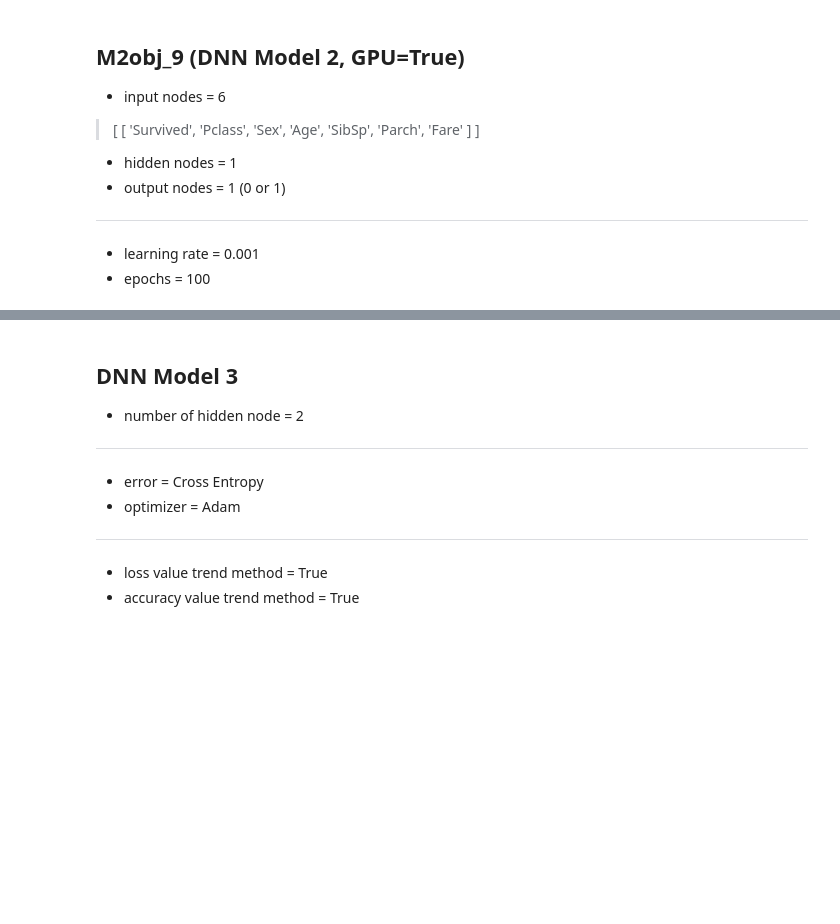
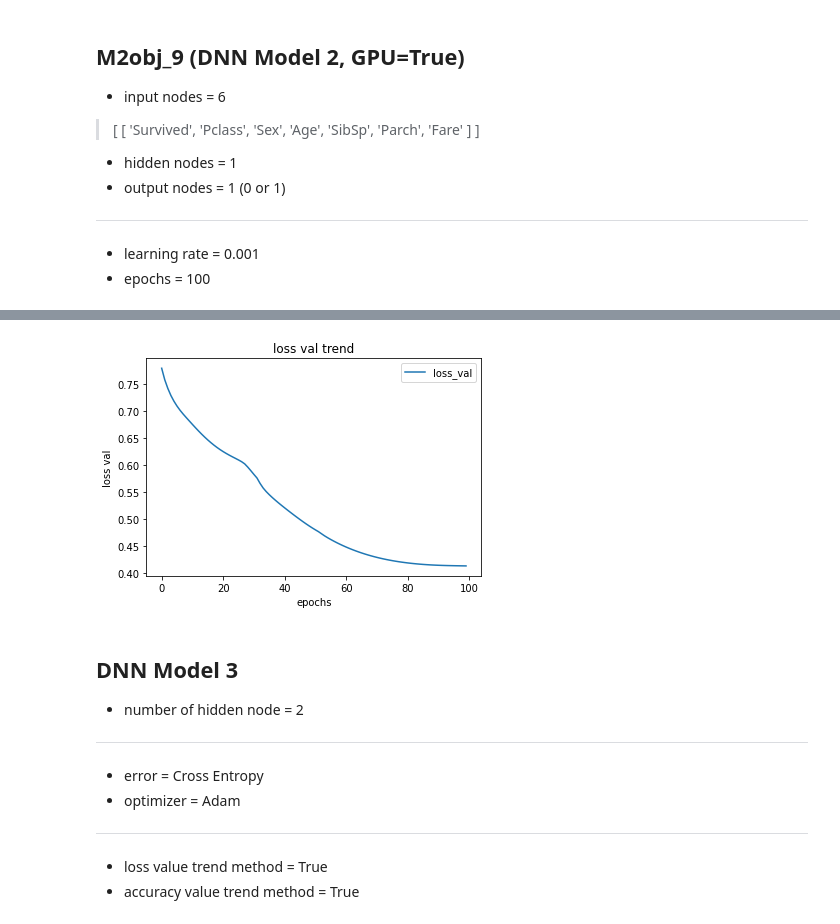
Before and after one commit to leeyeoreum02/my_own_program, a Jupyter notebook: AI program/titanic_problem(non-validation_data).ipynb, the cells around one changed output, grey strips where cells are left out. Drawn from its saved outputs; the diff is of its cells as text; code cells hidden in the pictures; blank space fills up the shorter version.

```diff
--- a/AI program/titanic_problem(non-validation_data).ipynb
+++ b/AI program/titanic_problem(non-validation_data).ipynb
@@ -1874,0 +1881,22 @@ M2obj_9_submission.to_csv('M2obj_9_submission.csv', index=False)
+# %%
+input_nodes = training_data.shape[1] - 1
+hidden_nodes = 1
+output_nodes = 1
+
+learning_rate = 1e-4
+epochs = 100
+# %%
+M2obj_10 = Model2(learning_rate, input_nodes, hidden_nodes, output_nodes)
+
+X = M2obj_10.X
+T = M2obj_10.T
+
+loss = M2obj_10.loss_val()
+
+train = M2obj_10.train()
+# %%
+predicted = M2obj_10.predict()
+
+accuracy = M2obj_10.accuracy()
+# %%
+result, loss_val_list = train_session(X, T, loss, train, predicted, accuracy)
@@ -1874,0 +1921,4 @@ M2obj_9_submission.to_csv('M2obj_9_submission.csv', index=False)
+# %%
+M2obj_10.loss_val_trend(epochs, loss_val_list)
+# %% [output]
+[figure, added]
```
Also changed, not shown: parts of 44 cells of this notebook.
